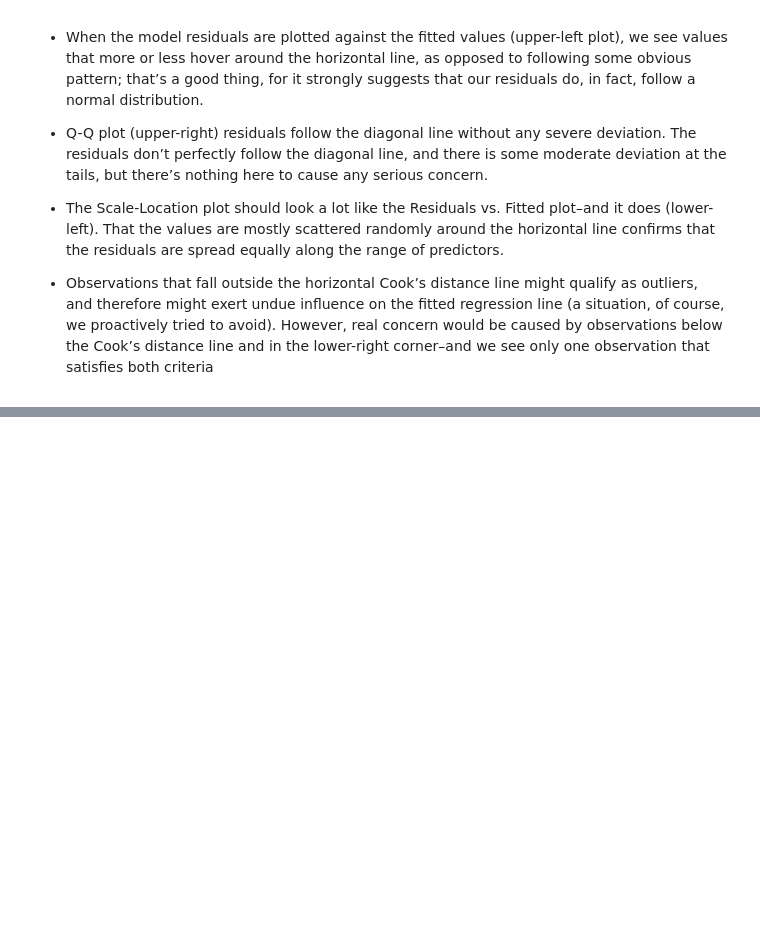
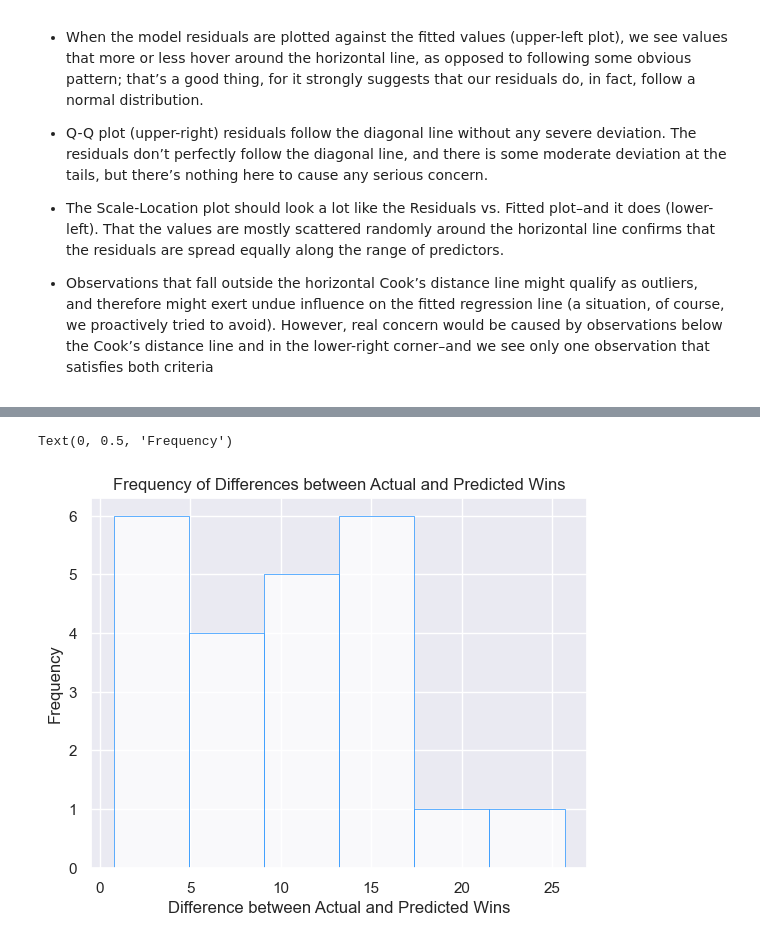
Before and after one commit to Btlyons1/basketball_stats, a Jupyter notebook: giving_100.ipynb, the cells around one changed output, grey strips where cells are left out. Drawn from its saved outputs; the diff is of its cells as text; code cells hidden in the pictures; blank space fills up the shorter version.

```diff
--- a/giving_100.ipynb
+++ b/giving_100.ipynb
@@ -668,0 +836,12 @@ A residual is a measure of the vertical distance from an actual value to the fit
+# %%
+# Predictions with confidence intervals
+test = sm.add_constant(test_df[["deflections", "screen_assists_pts", "loose_balls"]])
+predictions_ci = model2.get_prediction(test)
+
+predictions = predictions_ci.summary_frame()['mean'].reset_index().drop(columns='index')
+
+# Extract predictions, fitted values, and confidence intervals
+# predictions = predictions_ci
+confidence_intervals = pd.DataFrame(columns=['lwr', 'upr'], data=predictions_ci.conf_int())
+
+model2_pred = pd.concat([predictions,confidence_intervals], axis=1)
@@ -668,0 +868,4 @@ A residual is a measure of the vertical distance from an actual value to the fit
+# %%
+wins_df = test_df['wins'].reset_index(drop=True)
+# %%
+model2_pred['wins'] = wins_df
@@ -668,0 +898,3 @@ A residual is a measure of the vertical distance from an actual value to the fit
+# %%
+model2_pred['win_dif'] = abs(model2_pred['wins'] - model2_pred['mean'])
+model2_pred['win_dif'].mean()
@@ -668,0 +932,8 @@ A residual is a measure of the vertical distance from an actual value to the fit
+# %%
+sns.histplot(model2_pred, x="win_dif", palette="twilight", bins=6, color='white', edgecolor="dodgerblue", linewidth=.5)
+plt.title("Frequency of Differences between Actual and Predicted Wins")
+plt.xlabel("Difference between Actual and Predicted Wins")
+plt.ylabel("Frequency")
+# %% [output]
+Text(0, 0.5, 'Frequency')
+[figure, added]
```
Also changed, not shown: parts of 45 cells of this notebook.
